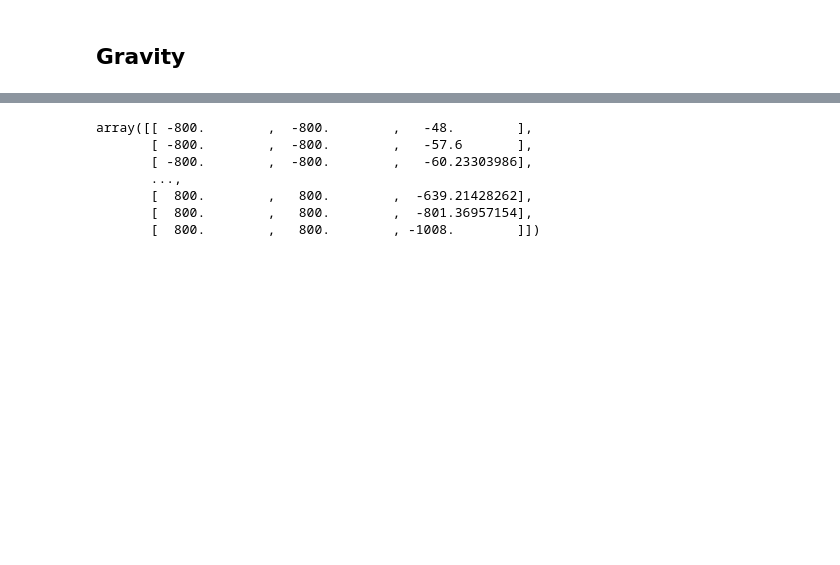
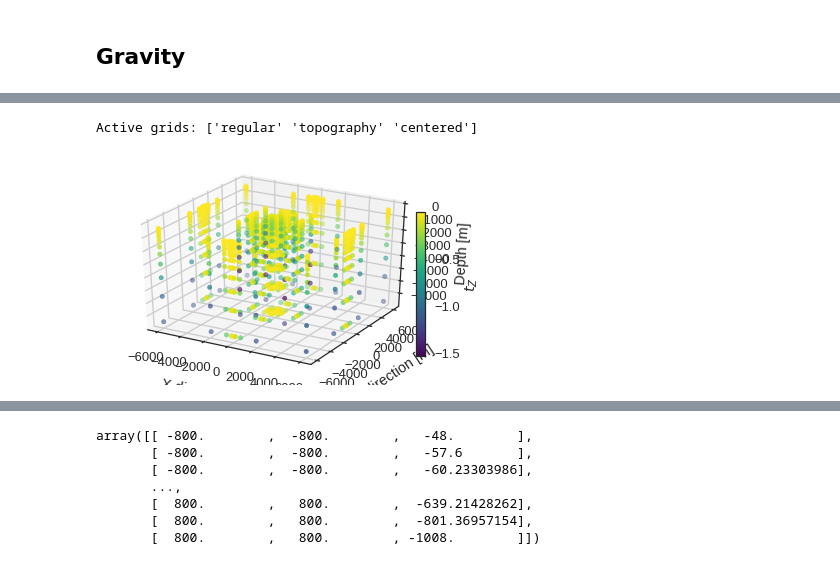
Before and after one commit to Japhiolite/PCT-modelling, a Jupyter notebook: notebooks/GemPy_PCT_new_plotting.ipynb, the cells around one changed output, grey strips where cells are left out. Saved outputs shown, nothing was run; the diff lists cells and outputs as text; code cells hidden in the pictures; blank space fills up the shorter version.

Commit message:
add synth forw grav

```diff
--- a/notebooks/GemPy_PCT_new_plotting.ipynb
+++ b/notebooks/GemPy_PCT_new_plotting.ipynb
@@ -240,3 +261,27 @@ gp.plot_2d(geo_model, cell_number=25, show_data=False, show_topography=True,
+# %%
+from gempy.assets.geophysics import GravityPreprocessing
+geo_model.set_centered_grid(station_coordinates,  resolution = [10, 10, 15], radius=6000)
+g = GravityPreprocessing(geo_model.grid.centered_grid)
+tz = g.set_tz_kernel()
+# %% [output]
+Active grids: ['regular' 'topography' 'centered']
+# %%
+k_l, k_r, k_c = geo_model.grid.centered_grid.kernel_dxyz_left, geo_model.grid.centered_grid.kernel_dxyz_right, geo_model.grid.centered_grid.kernel_centers
+# %%
+fig = plt.figure()
+ax = fig.add_subplot(111, projection='3d')
+
+cs = ax.scatter(k_c[:, 0], k_c[:, 1], k_c[:, 2], c=tz, cmap='viridis')
+
+ax.set_xlabel('\nX direction [m]', linespacing=3)
+ax.set_ylabel('\nY direction [m]', linespacing=3)
+ax.set_zlabel('\nDepth [m]', linespacing=3)
+cbaxes = fig.add_axes([0.85, 0.2, 0.02, 0.5])
+fig.colorbar(cs, shrink=0.5, aspect=8, cax=cbaxes, label='$t_Z$')
+plt.show()
+#fig.savefig('../../figs/grav_centered_grid.png', dpi=300, bbox_inches='tight')
+# %% [output]
+[figure, added]
 # %%
 # Creating the grid
 grav_res = 15
```
Also changed, not shown: parts of 18 cells of this notebook, 6 other files.
